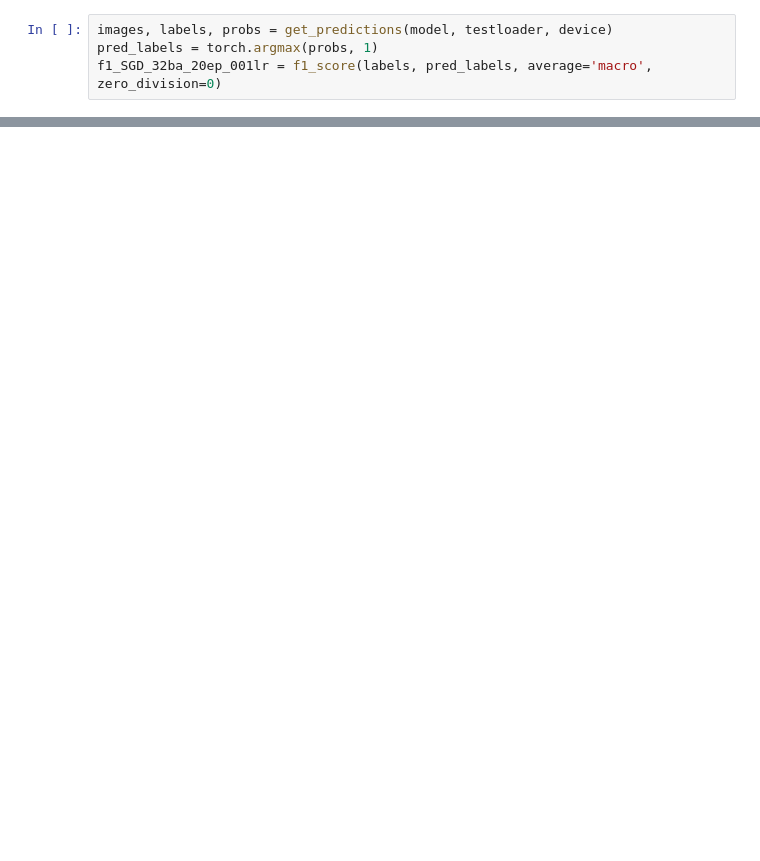
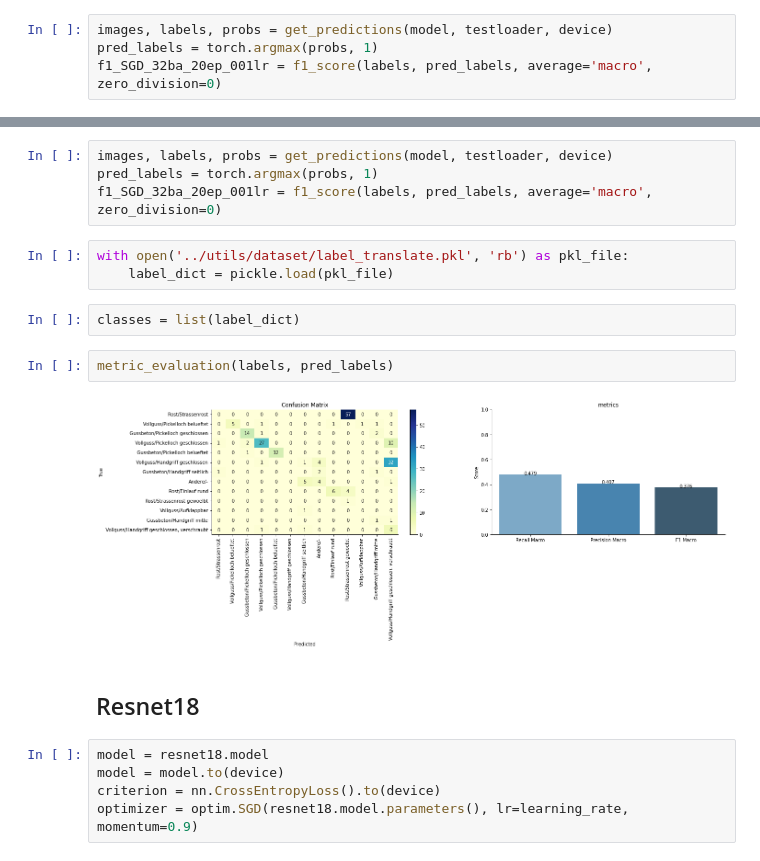
Before and after one commit to FiratSaritas/manhole-cover-classification, a Jupyter notebook: model/model_F.ipynb, the cells around one changed output, grey strips where cells are left out. Drawn from its saved outputs; the diff is of its cells as text; blank space fills up the shorter version.

```diff
--- a/model/model_F.ipynb
+++ b/model/model_F.ipynb
@@ -304,0 +385,20 @@ Model isch ja mal richtig kacke xD
+# %%
+images, labels, probs = get_predictions(model, testloader, device)
+pred_labels = torch.argmax(probs, 1)
+f1_SGD_32ba_20ep_001lr = f1_score(labels, pred_labels, average='macro', zero_division=0)
+# %%
+with open('../utils/dataset/label_translate.pkl', 'rb') as pkl_file:
+    label_dict = pickle.load(pkl_file)
+# %%
+classes = list(label_dict)
+# %%
+metric_evaluation(labels, pred_labels)
+# %% [output]
+[figure, added]
+# %% [markdown]
+## Resnet18
+# %%
+model = resnet18.model
+model = model.to(device)
+criterion = nn.CrossEntropyLoss().to(device)
+optimizer = optim.SGD(resnet18.model.parameters(), lr=learning_rate, momentum=0.9)
```
Also changed, not shown: parts of 78 cells of this notebook.
